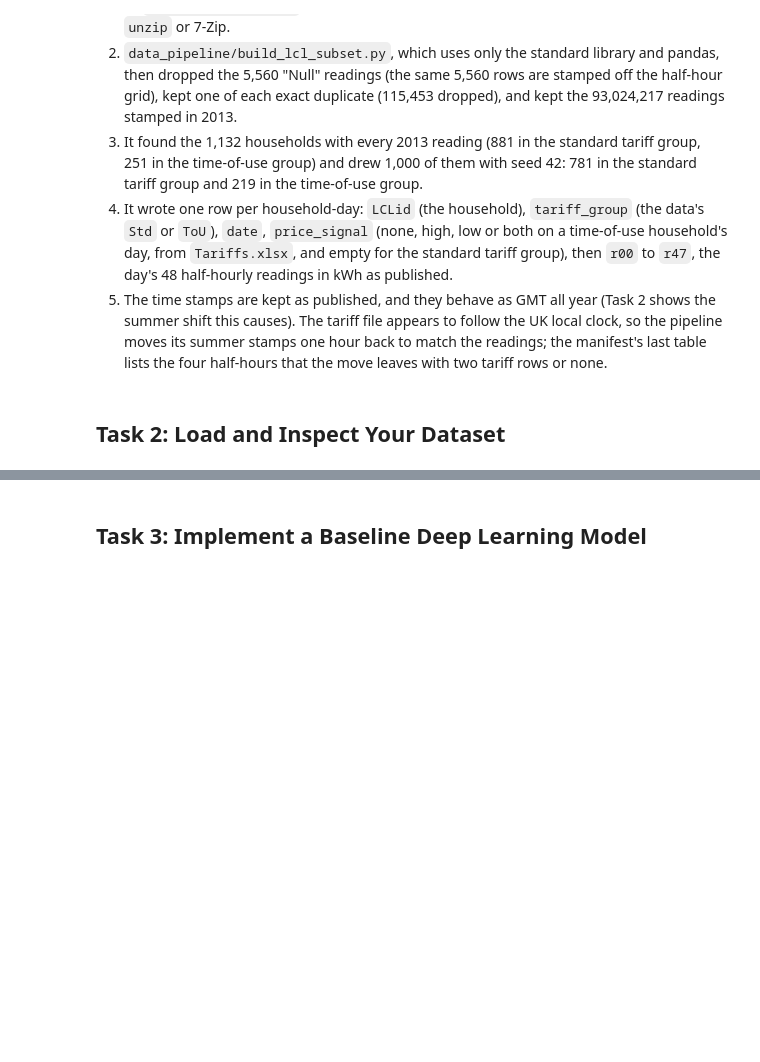
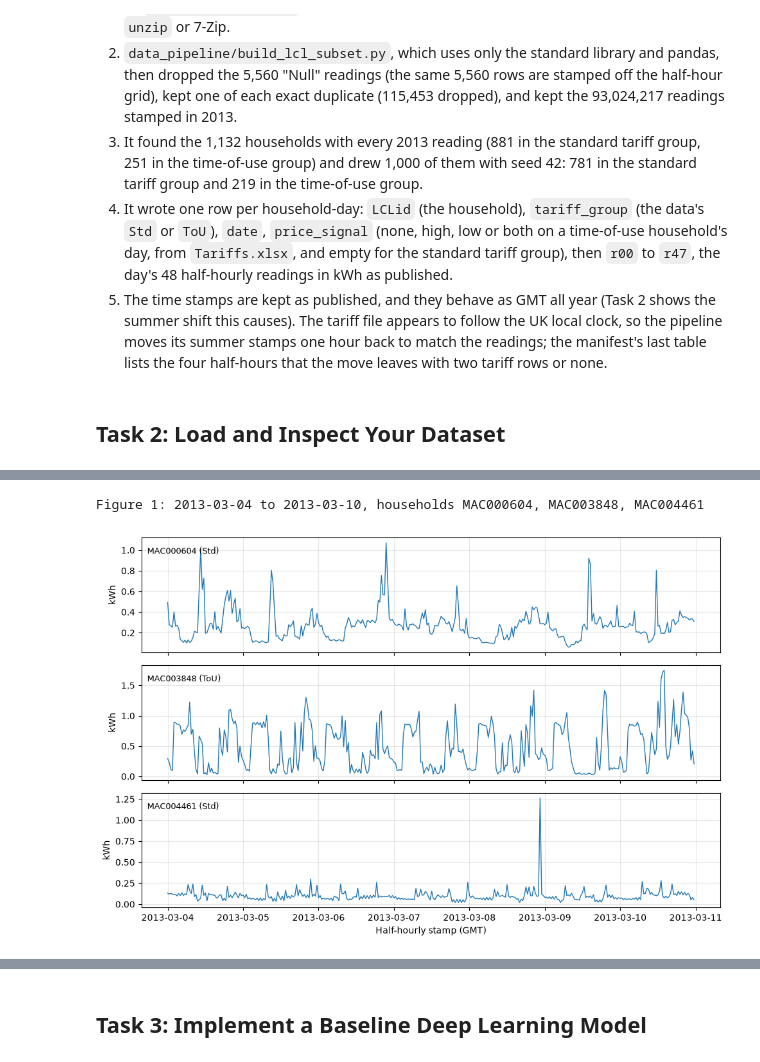
Before and after one commit to PaddyGilliland1/deep-learning-systems-project, a Jupyter notebook: deep_learning.ipynb, the cells around one changed output, grey strips where cells are left out. Cells and saved outputs as stored; diff of their text form; code cells hidden in the pictures; blank space fills up the shorter version.

Commit message:
Load and inspect the data

```diff
--- a/deep_learning.ipynb
+++ b/deep_learning.ipynb
@@ -212,0 +216,15 @@ The working file the validation cell loaded: 365,000 rows, as the manifest's out
+# %%
+DATA = "lcl_2013_1000_households.csv.gz"
+files = manifest["Files"][0]
+expected = files.loc[files["File"].str.contains("(the output)", regex=False), "SHA-256"].iloc[0]
+with open(DATA, "rb") as fh:
+    digest = hashlib.sha256(fh.read()).hexdigest()
+assert digest == expected.strip("`"), (
+    f"{DATA} is not the file the manifest describes; rebuild it with "
+    "data_pipeline/build_lcl_subset.py")
+print(f"{DATA}: SHA-256 {digest}, as the manifest gives")
+
+df = pd.read_csv(DATA, dtype={"LCLid": str, "tariff_group": str, "date": str,
+                              "price_signal": str}, keep_default_na=False)
+print(f"Shape: {df.shape}")
+df.head()
@@ -212,0 +288,12 @@ The working file the validation cell loaded: 365,000 rows, as the manifest's out
+# %%
+rng = np.random.default_rng(SEED)
+households = np.sort(rng.choice(np.asarray(df["LCLid"].unique()), size=3, replace=False))
+sample_day = "2013-03-06"
+assert assign_split([sample_day])[0] == "training"
+samples = df[df["LCLid"].isin(households) & (df["date"] == sample_day)]
+print(samples[labels].to_string(index=False), "\n")
+
+stamps = [f"{i // 2:02d}:{30 * (i % 2):02d}" for i in range(48)]
+shown = samples.set_index("LCLid")[reading_columns].T
+shown.index = pd.Index(stamps, name="stamp (GMT)")
+print(shown.to_string(float_format="{:.3f}".format))
@@ -212,0 +318,20 @@ The working file the validation cell loaded: 365,000 rows, as the manifest's out
+# %%
+week = df[df["LCLid"].isin(households) & df["date"].between("2013-03-04", "2013-03-10")]
+print(f"Figure 1: {week['date'].min()} to {week['date'].max()}, households "
+      f"{', '.join(households)}")
+
+fig, axes = plt.subplots(3, 1, figsize=(10, 6.5), sharex=True)
+for ax, (household, rows) in zip(axes, week.groupby("LCLid")):
+    values = rows[reading_columns].to_numpy().ravel()
+    times = pd.date_range(rows["date"].iloc[0], periods=len(values), freq="30min")
+    ax.plot(times, values, linewidth=1)
+    ax.set_ylabel("kWh")
+    ax.text(0.01, 0.92, f"{household} ({rows['tariff_group'].iloc[0]})",
+            transform=ax.transAxes, va="top", fontsize=9)
+    ax.grid(True, alpha=0.3)
+axes[-1].set_xlabel("Half-hourly stamp (GMT)")
+fig.tight_layout()
+plt.show()
+# %% [output]
+Figure 1: 2013-03-04 to 2013-03-10, households MAC000604, MAC003848, MAC004461
+[figure, added]
```
Also changed, not shown: parts of 19 cells of this notebook.
